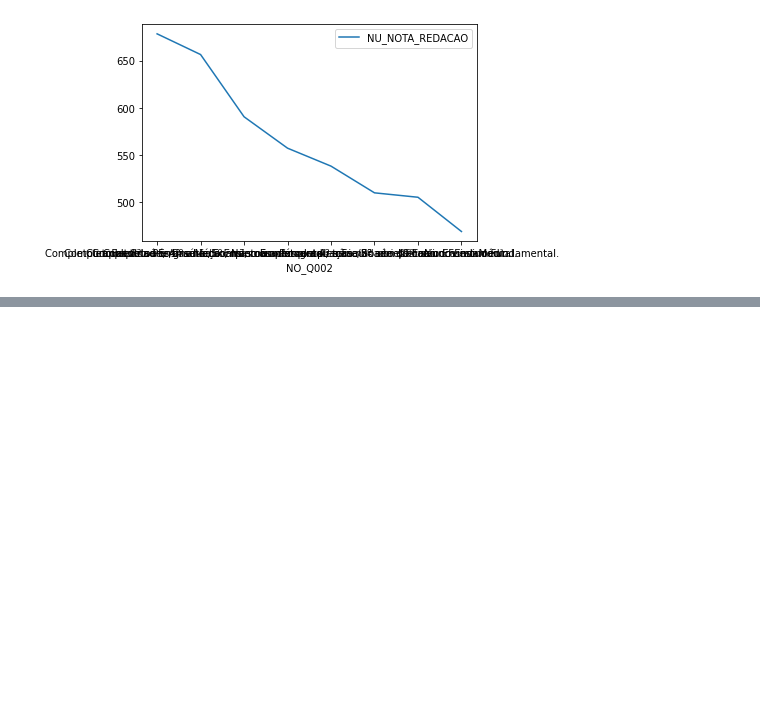
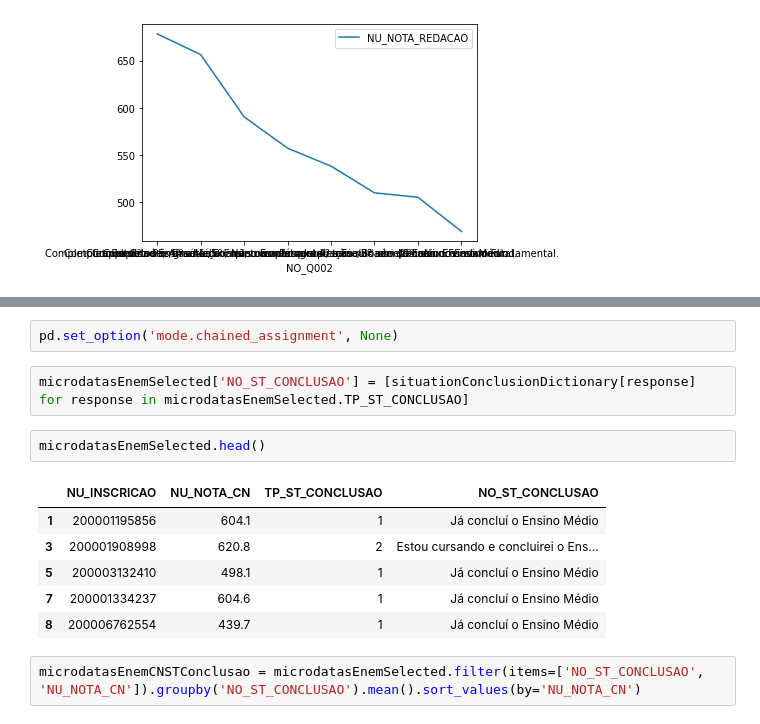
Before and after one commit to joaoeliandro/microdados_enem_analysis, a Jupyter notebook: analise_microdados_enem.ipynb, the cells around one changed output, grey strips where cells are left out. Drawn from its saved outputs; the diff is of its cells as text; blank space fills up the shorter version.

```diff
--- a/analise_microdados_enem.ipynb
+++ b/analise_microdados_enem.ipynb
@@ -640,0 +697,15 @@ mean_grade_redaction_by_education_mother.plot()
+# %%
+pd.set_option('mode.chained_assignment', None)
+# %%
+microdatasEnemSelected['NO_ST_CONCLUSAO'] = [situationConclusionDictionary[response] for response in microdatasEnemSelected.TP_ST_CONCLUSAO]
+# %%
+microdatasEnemSelected.head()
+# %% [output]
+|  | NU_INSCRICAO | NU_NOTA_CN | TP_ST_CONCLUSAO | NO_ST_CONCLUSAO |
+| 1 | 200001195856 | 604.1 | 1 | Já concluí o Ensino Médio |
+| 3 | 200001908998 | 620.8 | 2 | Estou cursando e concluirei o Ens... |
+| 5 | 200003132410 | 498.1 | 1 | Já concluí o Ensino Médio |
+| 7 | 200001334237 | 604.6 | 1 | Já concluí o Ensino Médio |
+| 8 | 200006762554 | 439.7 | 1 | Já concluí o Ensino Médio |
+# %%
+microdatasEnemCNSTConclusao = microdatasEnemSelected.filter(items=['NO_ST_CONCLUSAO', 'NU_NOTA_CN']).groupby('NO_ST_CONCLUSAO').mean().sort_values(by='NU_NOTA_CN')
```
Also changed, not shown: parts of 10 cells of this notebook.
